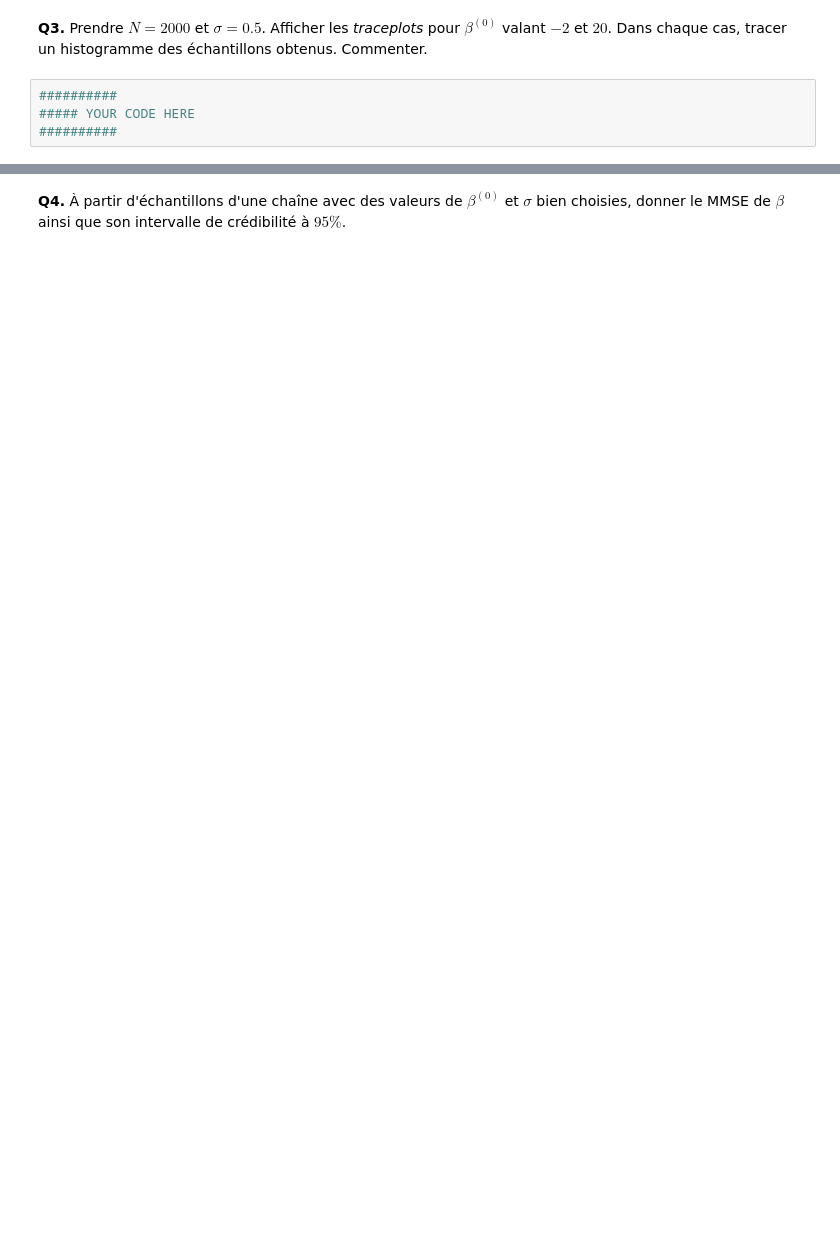
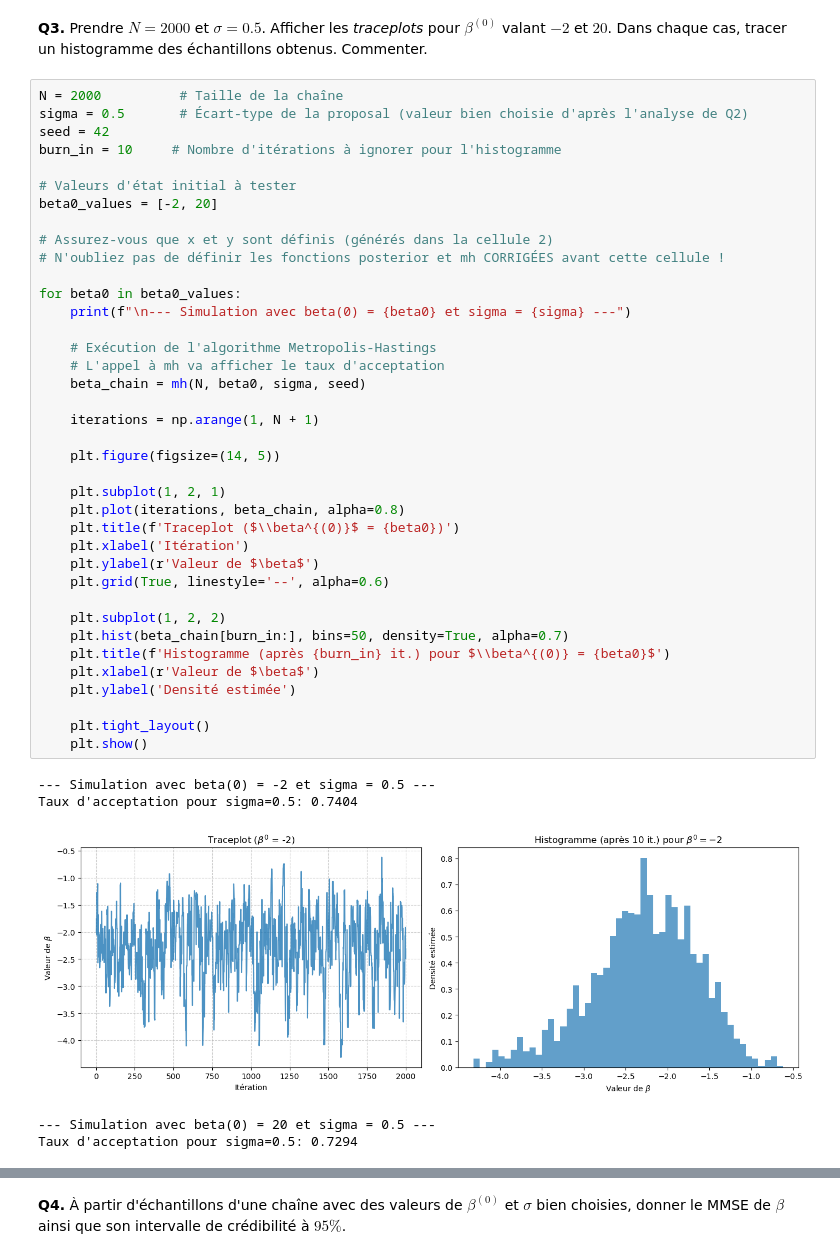
Before and after one commit to farahamorri/estim_av, a Jupyter notebook: tp2a_mh.ipynb, the cells around one changed output, grey strips where cells are left out. Cells and saved outputs as stored; diff of their text form; blank space fills up the shorter version.

```diff
--- a/tp2a_mh.ipynb
+++ b/tp2a_mh.ipynb
@@ -100,6 +166,46 @@ Votre réponse ici
 # %% [markdown]
 **Q3.** Prendre $N = 2000$ et $\sigma = 0.5$. Afficher les *traceplots* pour $\beta^{(0)}$ valant $-2$ et $20$. Dans chaque cas, tracer un histogramme des échantillons obtenus. Commenter.
 # %%
-##########
-##### YOUR CODE HERE
-##########
+N = 2000          # Taille de la chaîne
+sigma = 0.5       # Écart-type de la proposal (valeur bien choisie d'après l'analyse de Q2)
+seed = 42
+burn_in = 10     # Nombre d'itérations à ignorer pour l'histogramme
+
+# Valeurs d'état initial à tester
+beta0_values = [-2, 20]
+
+# Assurez-vous que x et y sont définis (générés dans la cellule 2)
+# N'oubliez pas de définir les fonctions posterior et mh CORRIGÉES avant cette cellule !
+
+for beta0 in beta0_values:
+    print(f"\n--- Simulation avec beta(0) = {beta0} et sigma = {sigma} ---")
+
+    # Exécution de l'algorithme Metropolis-Hastings
+    # L'appel à mh va afficher le taux d'acceptation
+    beta_chain = mh(N, beta0, sigma, seed)
+
+    iterations = np.arange(1, N + 1)
+
+    plt.figure(figsize=(14, 5))
+
+    plt.subplot(1, 2, 1)
+    plt.plot(iterations, beta_chain, alpha=0.8)
+    plt.title(f'Traceplot ($\\beta^{(0)}$ = {beta0})')
+    plt.xlabel('Itération')
+    plt.ylabel(r'Valeur de $\beta$')
+    plt.grid(True, linestyle='--', alpha=0.6)
+
+    plt.subplot(1, 2, 2)
+    plt.hist(beta_chain[burn_in:], bins=50, density=True, alpha=0.7)
+    plt.title(f'Histogramme (après {burn_in} it.) pour $\\beta^{(0)} = {beta0}$')
+    plt.xlabel(r'Valeur de $\beta$')
+    plt.ylabel('Densité estimée')
+
+    plt.tight_layout()
+    plt.show()
+# %% [output]
+--- Simulation avec beta(0) = -2 et sigma = 0.5 ---
+Taux d'acceptation pour sigma=0.5: 0.7404
+[figure, added]
+--- Simulation avec beta(0) = 20 et sigma = 0.5 ---
+Taux d'acceptation pour sigma=0.5: 0.7294
```
Also changed, not shown: parts of 8 cells of this notebook, 4 other files.
